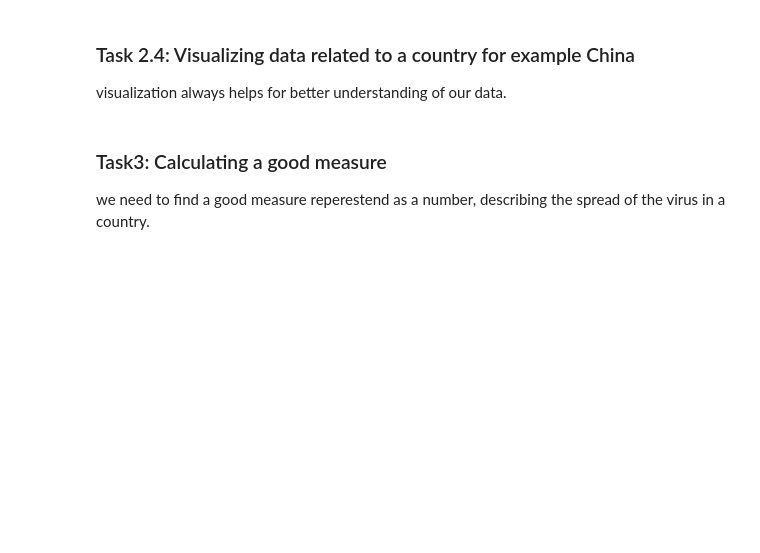
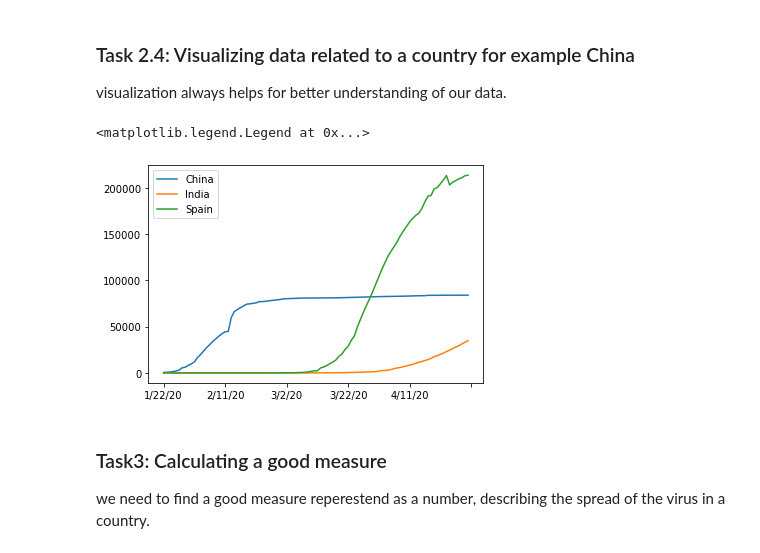
Before and after one commit to aash-gates/Covid19-Data-Analysis-Project, a Jupyter notebook: covid19 data analysis notebook.ipynb, the cells around one changed output. Drawn from its saved outputs; the diff is of its cells as text; code cells hidden in the pictures; blank space fills up the shorter version.

```diff
--- a/covid19 data analysis notebook.ipynb
+++ b/covid19 data analysis notebook.ipynb
@@ -51,6 +81,14 @@ corona_dataset_csv.shape
 # %% [markdown]
 ### Task 2.4: Visualizing data related to a country for example China
 visualization always helps for better understanding of our data.
+# %%
+corona_datset_aggregated.loc["China"].plot()
+corona_datset_aggregated.loc["India"].plot()
+corona_datset_aggregated.loc["Spain"].plot()
+plt.legend()
+# %% [output]
+<matplotlib.legend.Legend at 0x...>
+[figure, added]
 # %% [markdown]
 ### Task3: Calculating a good measure
 we need to find a good measure reperestend as a number, describing the spread of the virus in a country.
```
Also changed, not shown: parts of 28 cells of this notebook.
